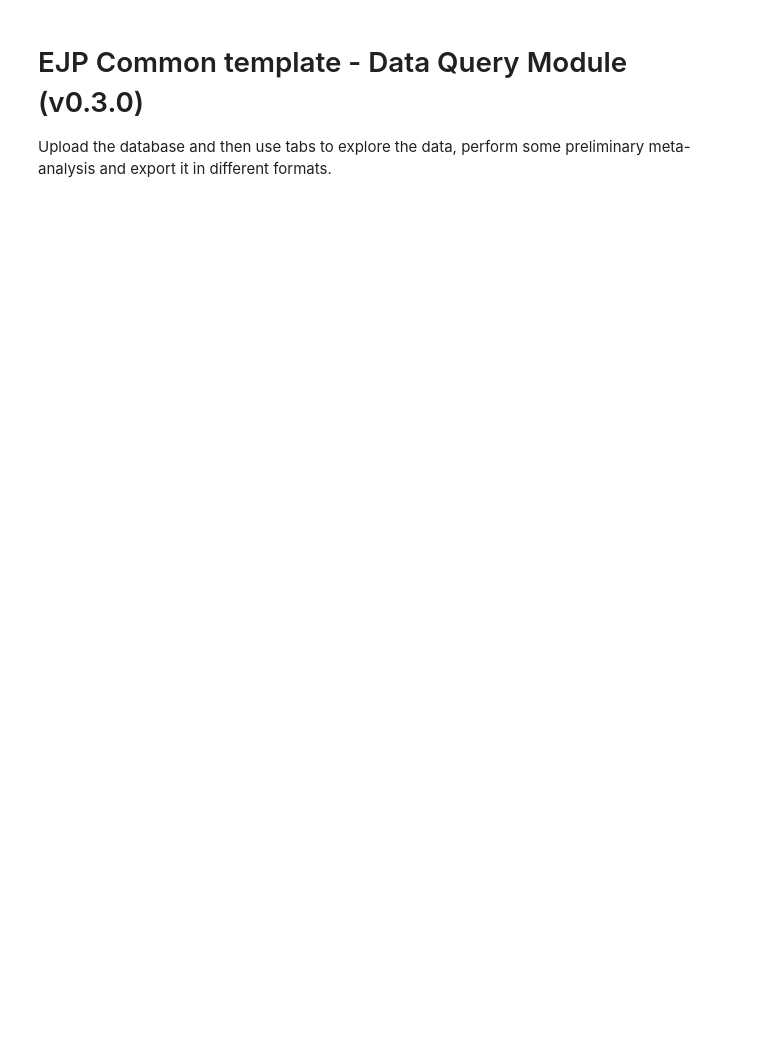
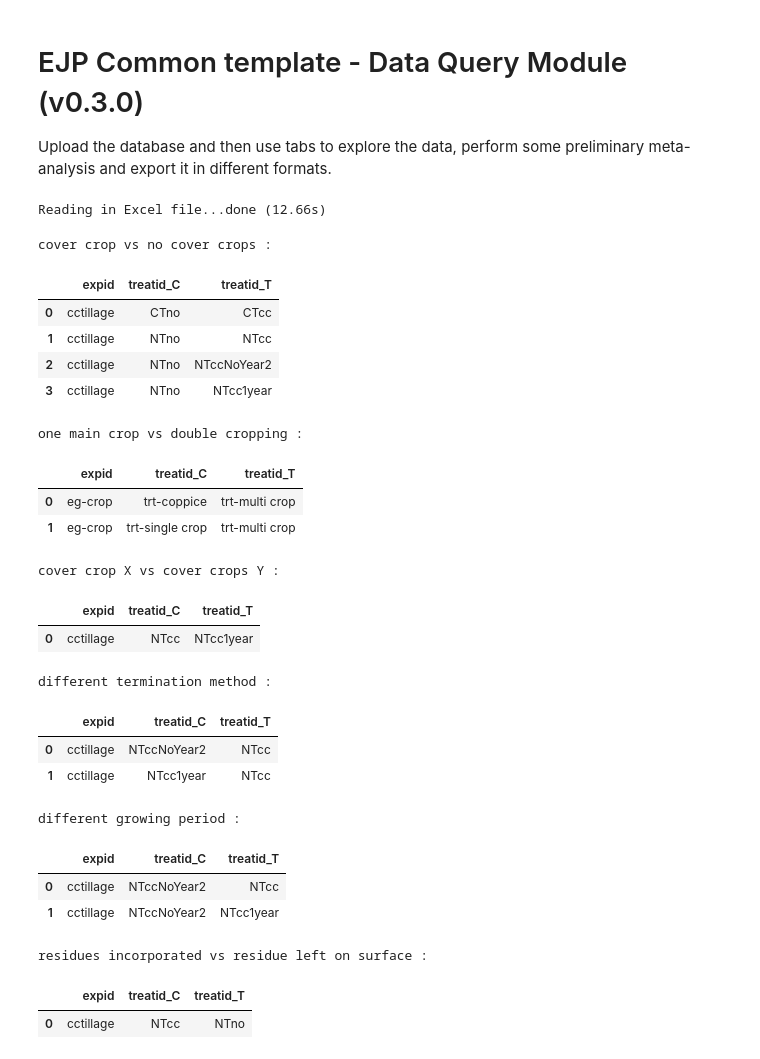
Before and after one commit to carboseq/tools, a Jupyter notebook: notebooks/data-query.ipynb, the cells around one changed output. Drawn from its saved outputs; the diff is of its cells as text; code cells hidden in the pictures; blank space fills up the shorter version.

```diff
--- a/notebooks/data-query.ipynb
+++ b/notebooks/data-query.ipynb
@@ -427,7 +427,9 @@ def buildFilters():
 #display(expHist.hbox)
 # %%
 # for test
-#dfdic = readExcel('https://docs.google.com/spreadsheets/d/1ptNtqtblPi-F8l_A1CbyECaw0EecBK3y-GHrPm7XWKE/edit?usp=sharing')
+dfdic = readExcel('https://docs.google.com/spreadsheets/d/1ptNtqtblPi-F8l_A1CbyECaw0EecBK3y-GHrPm7XWKE/edit?usp=sharing')
+# %% [output]
+Reading in Excel file...done (12.66s)
 # %%
 # extract treatments (advanced)
 # Pairwise strategy:
@@ -659,34 +661,59 @@ def extractQueries(queries, dfdic):
                                         irowTrt = subdf2[col].eq(query['value']) & irot
                                         if irowCtrl.sum() == query['occurence']:
                                             # trick, here we only compare the first line so we assume the occurence == 1 for control
                                             match = subdf2[irowTrt].eq(df.loc[np.where(irowCtrl)[0][0], cols])
 
                                             # check number of occurence in itreat2
                                             if match.all(1).sum() > query['occurence']:
                                                 ftreat = True
                                                 compdict[key].append([expid, treatid1, treatid2])
                                                 #print('=== one vs more occurence', expid, treatid1, treatid2)
                                                 break
                                 if ftreat:
                                     dft.loc[dft['Experiment ID'].eq(expid) & dft['Treatment ID'].eq(treatid1), pcColumn] = -(i+1)
                                     dft.loc[dft['Experiment ID'].eq(expid) & dft['Treatment ID'].eq(treatid2), pcColumn] = i+1
 
     # convert list of list to pandas.DataFrame
     for key in compdict:
         compdict[key] = pd.DataFrame(compdict[key], columns=['expid', 'treatid_C', 'treatid_T'])
 
     return compdict
 
 
 # ISSUE: you can have "at least one occurence" inside the rotation OR inside the treatment
 
 
 # ISSUE: the approach with the pc columns is limited in cases like 'one or no cover crops'
 # there there might be more control than treatments, so better log them all individually
 #dft[dft[dft.columns[2:]].ne(0).any(1)]
 
 
-# compdict = extractQueries(queries, dfdic)
-# for key in compdict:
-#     print(key, ':')
-#     display(compdict[key])
+compdict = extractQueries(queries, dfdic)
+for key in compdict:
+    print(key, ':')
+    display(compdict[key])
+# %% [output]
+cover crop vs no cover crops :
+|  | expid | treatid_C | treatid_T |
+| 0 | cctillage | CTno | CTcc |
+| 1 | cctillage | NTno | NTcc |
+| 2 | cctillage | NTno | NTccNoYear2 |
+| 3 | cctillage | NTno | NTcc1year |
+one main crop vs double cropping :
+|  | expid | treatid_C | treatid_T |
+| 0 | eg-crop | trt-coppice | trt-multi crop |
+| 1 | eg-crop | trt-single crop | trt-multi crop |
+cover crop X vs cover crops Y :
+|  | expid | treatid_C | treatid_T |
+| 0 | cctillage | NTcc | NTcc1year |
+different termination method :
+|  | expid | treatid_C | treatid_T |
+| 0 | cctillage | NTccNoYear2 | NTcc |
+| 1 | cctillage | NTcc1year | NTcc |
+different growing period :
+|  | expid | treatid_C | treatid_T |
+| 0 | cctillage | NTccNoYear2 | NTcc |
+| 1 | cctillage | NTccNoYear2 | NTcc1year |
+residues incorporated vs residue left on surface :
+|  | expid | treatid_C | treatid_T |
+| 0 | cctillage | NTcc | NTno |
```
Also changed, not shown: parts of 3 cells of this notebook, 2 other files.
